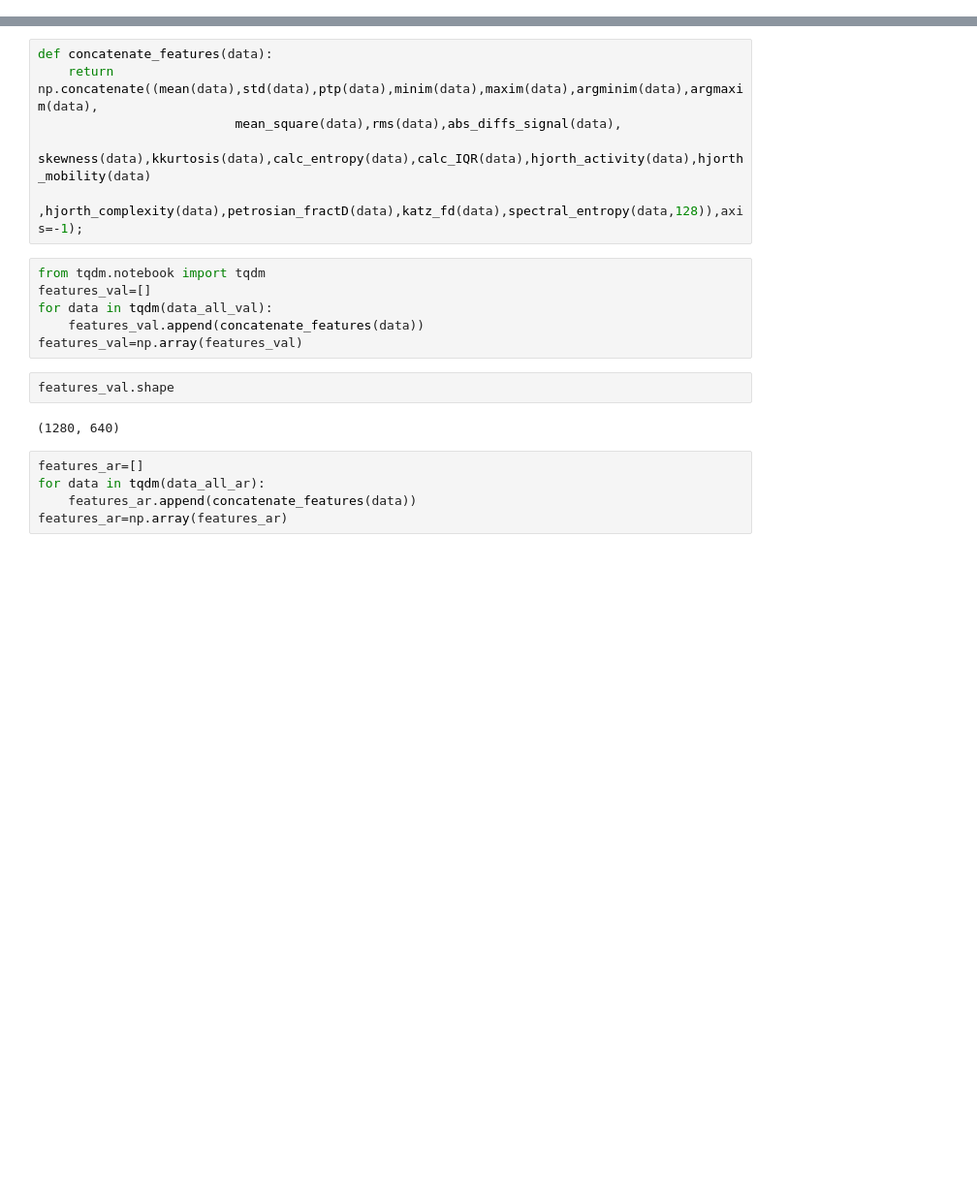
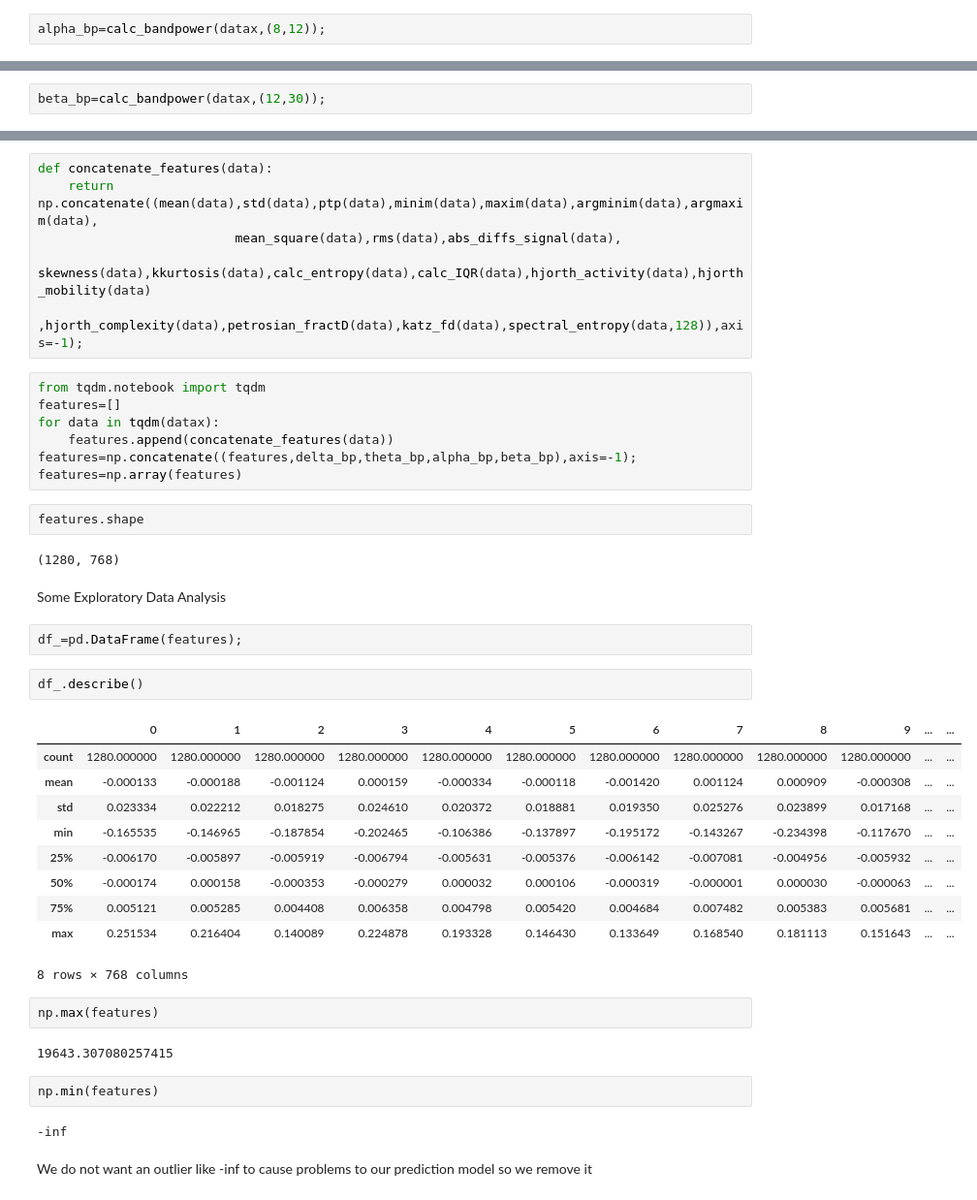
Before and after one commit to manasarthak/Emotion-classification-using-physiological-signal, a Jupyter notebook: Feature_Extraction.ipynb, the cells around one changed output, grey strips where cells are left out. Shown at 97% size. Saved outputs shown, nothing was run; the diff lists cells and outputs as text; blank space fills up the shorter version.

```diff
--- a/Feature_Extraction.ipynb
+++ b/Feature_Extraction.ipynb
@@ -111,0 +206,2 @@ def spectral_entropy(x, sf, method='welch', nperseg=None, normalize=False, axis=
+# %%
+alpha_bp=calc_bandpower(datax,(8,12));
@@ -111,0 +218,2 @@ def spectral_entropy(x, sf, method='welch', nperseg=None, normalize=False, axis=
+# %%
+beta_bp=calc_bandpower(datax,(12,30));
@@ -117,16 +247,39 @@ def concatenate_features(data):
                           ,hjorth_complexity(data),petrosian_fractD(data),katz_fd(data),spectral_entropy(data,128)),axis=-1);
 # %%
 from tqdm.notebook import tqdm
-features_val=[]
-for data in tqdm(data_all_val):
-    features_val.append(concatenate_features(data))
-features_val=np.array(features_val)
+features=[]
+for data in tqdm(datax):
+    features.append(concatenate_features(data))
+features=np.concatenate((features,delta_bp,theta_bp,alpha_bp,beta_bp),axis=-1);
+features=np.array(features)
 # %%
-features_val.shape
+features.shape
 # %% [output]
-(1280, 640)
+(1280, 768)
-# %%
-features_ar=[]
-for data in tqdm(data_all_ar):
-    features_ar.append(concatenate_features(data))
-features_ar=np.array(features_ar)
+# %% [markdown]
+Some Exploratory Data Analysis
+# %%
+df_=pd.DataFrame(features);
+# %%
+df_.describe()
+# %% [output]
+|  | 0 | 1 | 2 | 3 | 4 | 5 | 6 | 7 | 8 | 9 | ... | ... |
+| count | 1280.000000 | 1280.000000 | 1280.000000 | 1280.000000 | 1280.000000 | 1280.000000 | 1280.000000 | 1280.000000 | 1280.000000 | 1280.000000 | ... | ... |
+| mean | -0.000133 | -0.000188 | -0.001124 | 0.000159 | -0.000334 | -0.000118 | -0.001420 | 0.001124 | 0.000909 | -0.000308 | ... | ... |
+| std | 0.023334 | 0.022212 | 0.018275 | 0.024610 | 0.020372 | 0.018881 | 0.019350 | 0.025276 | 0.023899 | 0.017168 | ... | ... |
+| min | -0.165535 | -0.146965 | -0.187854 | -0.202465 | -0.106386 | -0.137897 | -0.195172 | -0.143267 | -0.234398 | -0.117670 | ... | ... |
+| 25% | -0.006170 | -0.005897 | -0.005919 | -0.006794 | -0.005631 | -0.005376 | -0.006142 | -0.007081 | -0.004956 | -0.005932 | ... | ... |
+| 50% | -0.000174 | 0.000158 | -0.000353 | -0.000279 | 0.000032 | 0.000106 | -0.000319 | -0.000001 | 0.000030 | -0.000063 | ... | ... |
+| 75% | 0.005121 | 0.005285 | 0.004408 | 0.006358 | 0.004798 | 0.005420 | 0.004684 | 0.007482 | 0.005383 | 0.005681 | ... | ... |
+| max | 0.251534 | 0.216404 | 0.140089 | 0.224878 | 0.193328 | 0.146430 | 0.133649 | 0.168540 | 0.181113 | 0.151643 | ... | ... |
+8 rows × 768 columns
+# %%
+np.max(features)
+# %% [output]
+19643.307080257415
+# %%
+np.min(features)
+# %% [output]
+-inf
+# %% [markdown]
+We do not want an outlier like -inf to cause problems to our prediction model so we remove it
```
Also changed, not shown: parts of 23 cells of this notebook.
